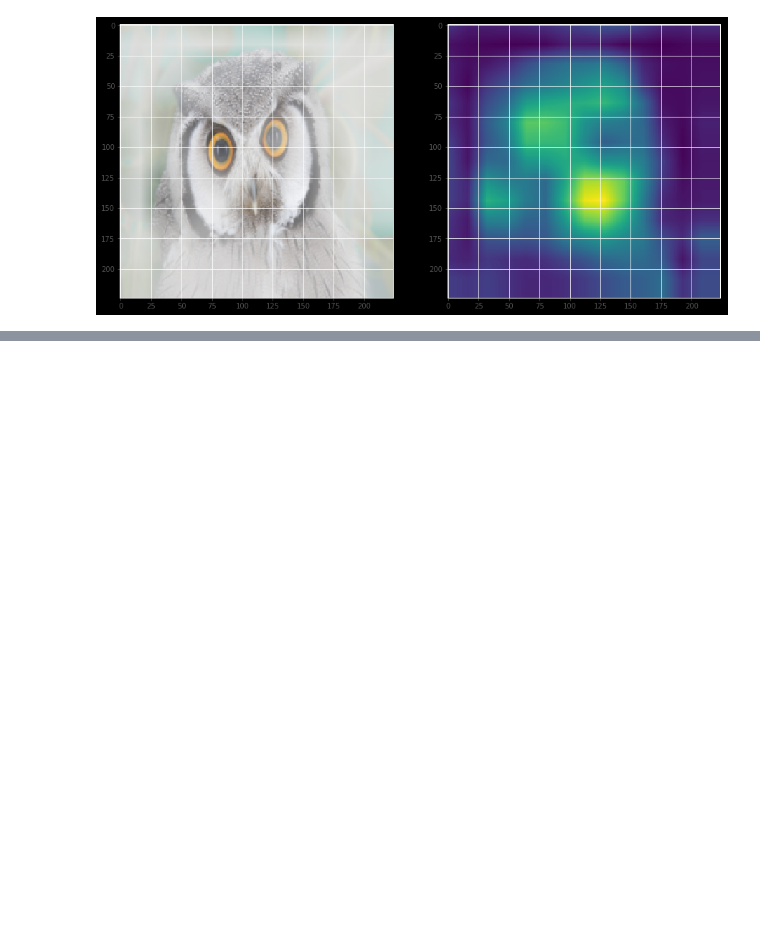
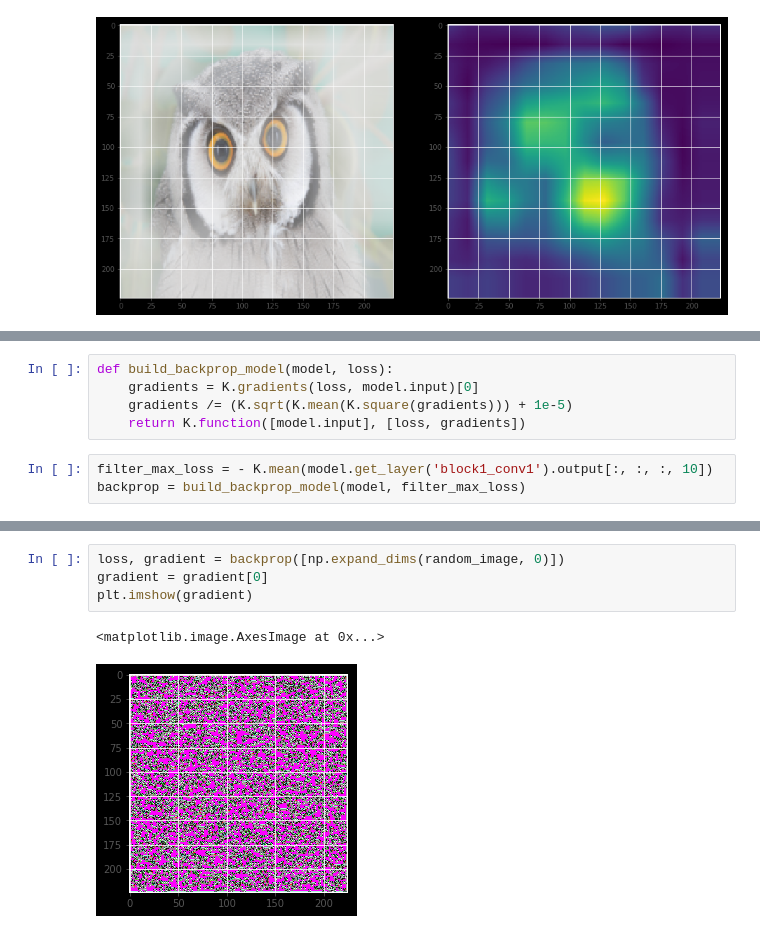
Before and after one commit to MulixBF/seminar-01-08-2017, a Jupyter notebook: 3. Визуализация работы сети.ipynb, the cells around one changed output, grey strips where cells are left out. Saved outputs shown, nothing was run; the diff lists cells and outputs as text; blank space fills up the shorter version.

```diff
--- a/3. Визуализация работы сети.ipynb
+++ b/3. Визуализация работы сети.ipynb
@@ -191,0 +239,8 @@ ax[1].imshow(full_activation_map)
+# %%
+def build_backprop_model(model, loss):
+    gradients = K.gradients(loss, model.input)[0]
+    gradients /= (K.sqrt(K.mean(K.square(gradients))) + 1e-5)
+    return K.function([model.input], [loss, gradients])
+# %%
+filter_max_loss = - K.mean(model.get_layer('block1_conv1').output[:, :, :, 10])
+backprop = build_backprop_model(model, filter_max_loss)
@@ -191,0 +253,7 @@ ax[1].imshow(full_activation_map)
+# %%
+loss, gradient = backprop([np.expand_dims(random_image, 0)])
+gradient = gradient[0]
+plt.imshow(gradient)
+# %% [output]
+<matplotlib.image.AxesImage at 0x...>
+[figure, added]
```
Also changed, not shown: parts of 20 cells of this notebook, 12 other files.
